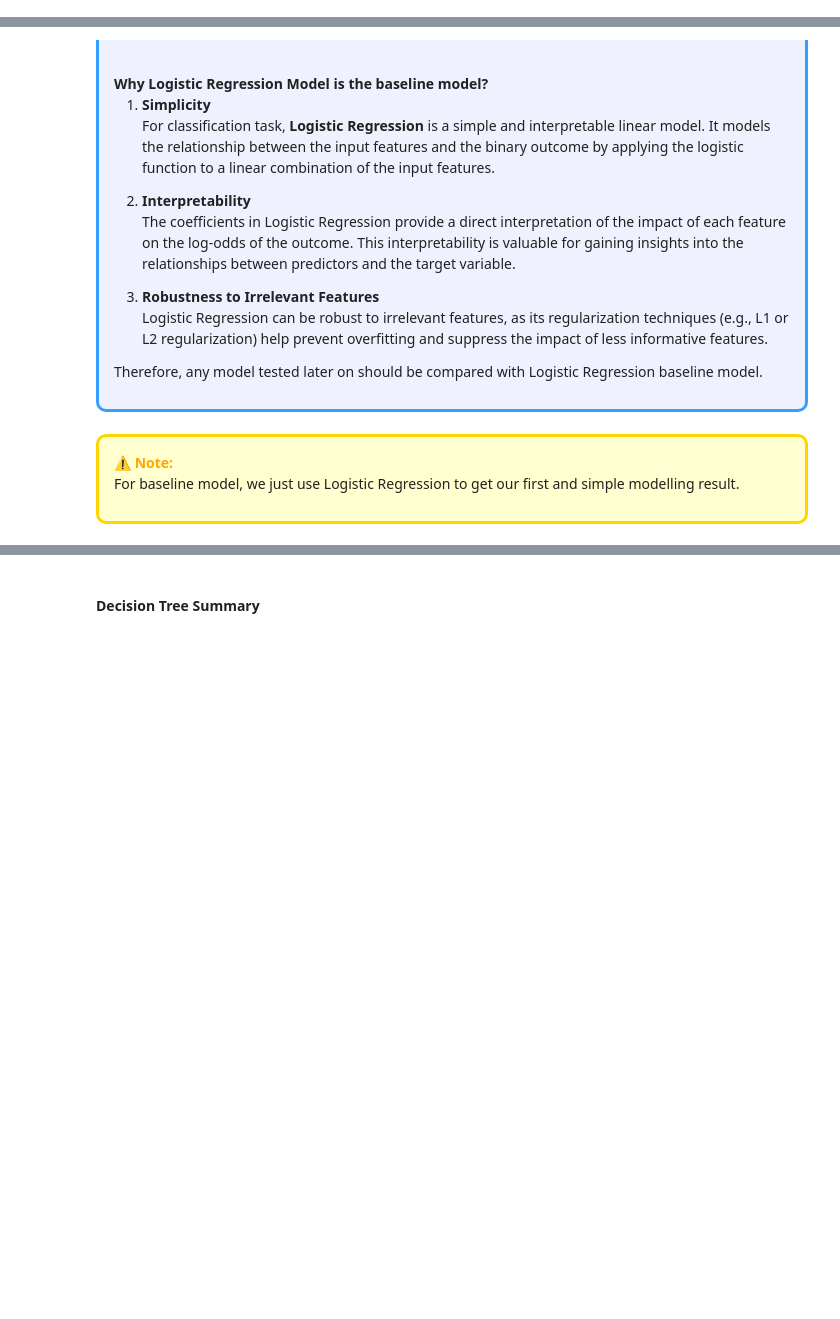
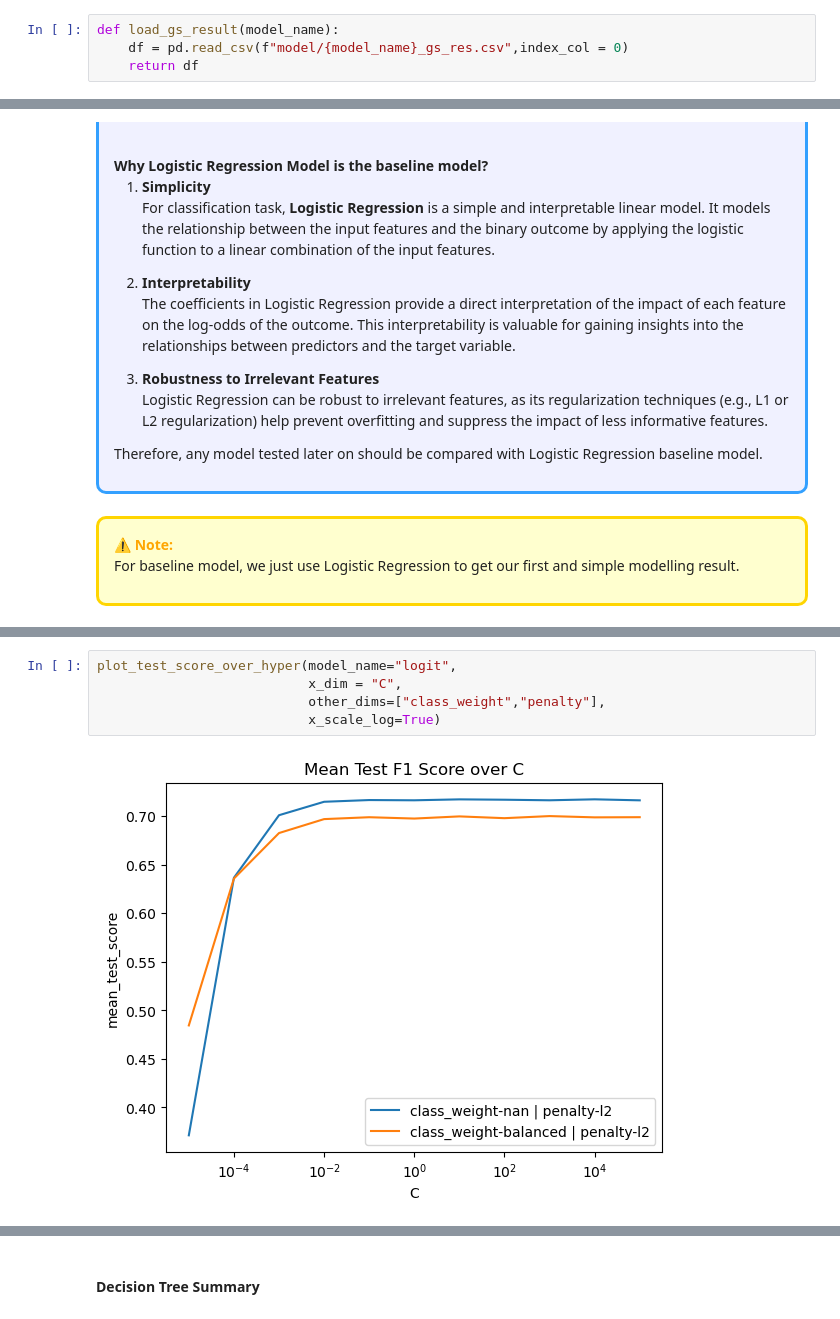
Before and after one commit to anthonynamnam/brainstation_capstone, a Jupyter notebook: Notebooks/model-development.ipynb, the cells around one changed output, grey strips where cells are left out. Cells and saved outputs as stored; diff of their text form; blank space fills up the shorter version.

```diff
--- a/Notebooks/model-development.ipynb
+++ b/Notebooks/model-development.ipynb
@@ -825,0 +828,4 @@ plt.show()
+# %%
+def load_gs_result(model_name):
+    df = pd.read_csv(f"model/{model_name}_gs_res.csv",index_col = 0)
+    return df
@@ -1789,0 +2090,7 @@ actual_5         35        281       3495       5287       8540
+# %%
+plot_test_score_over_hyper(model_name="logit",
+                           x_dim = "C",
+                           other_dims=["class_weight","penalty"],
+                           x_scale_log=True)
+# %% [output]
+[figure, added]
```
Also changed, not shown: parts of 385 cells of this notebook.
